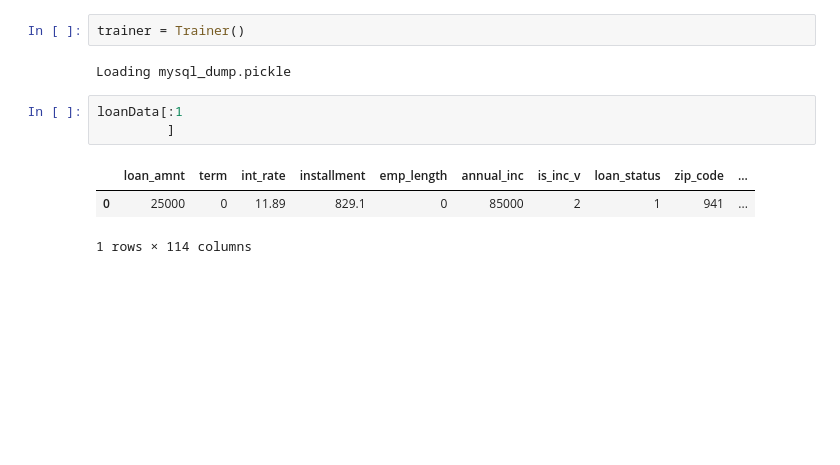
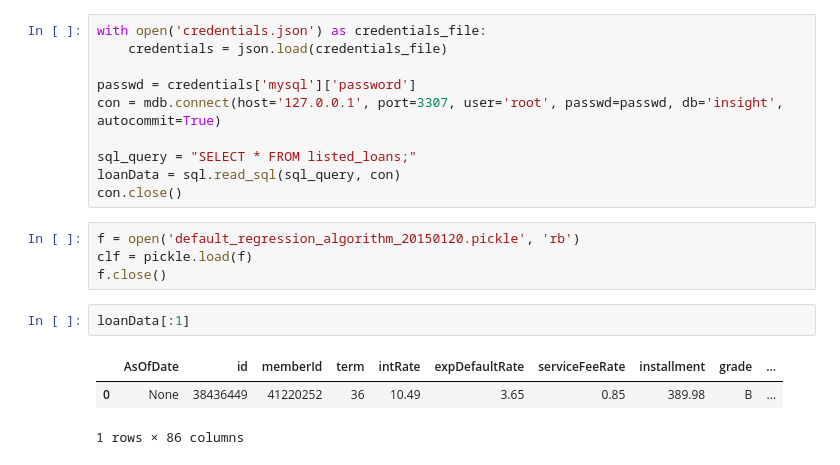
Before and after one commit to abradle2/LendingLounge, a Jupyter notebook: Untitled1.ipynb, the cells around one changed output. Drawn from its saved outputs; the diff is of its cells as text; blank space fills up the shorter version.

Commit message:
parially implemented predictive algorithm

```diff
--- a/Untitled1.ipynb
+++ b/Untitled1.ipynb
@@ -152,11 +37,20 @@ for n in n_trees:
-# %%
-trainer = Trainer()
-# %% [output]
-Loading mysql_dump.pickle
+# %%
+with open('credentials.json') as credentials_file:
+    credentials = json.load(credentials_file)
+
+passwd = credentials['mysql']['password']
+con = mdb.connect(host='127.0.0.1', port=3307, user='root', passwd=passwd, db='insight', autocommit=True)
+
+sql_query = "SELECT * FROM listed_loans;"
+loanData = sql.read_sql(sql_query, con)
+con.close()
+# %%
+f = open('default_regression_algorithm_20150120.pickle', 'rb')
+clf = pickle.load(f)
+f.close()
 # %%
-loanData[:1
-         ]
+loanData[:1]
 # %% [output]
-|  | loan_amnt | term | int_rate | installment | emp_length | annual_inc | is_inc_v | loan_status | zip_code | ... |
-| 0 | 25000 | 0 | 11.89 | 829.1 | 0 | 85000 | 2 | 1 | 941 | ... |
+|  | AsOfDate | id | memberId | term | intRate | expDefaultRate | serviceFeeRate | installment | grade | ... |
+| 0 | None | 38436449 | 41220252 | 36 | 10.49 | 3.65 | 0.85 | 389.98 | B | ... |
-1 rows × 114 columns
+1 rows × 86 columns
```
Also changed, not shown: parts of 15 cells of this notebook, 8 other files.
